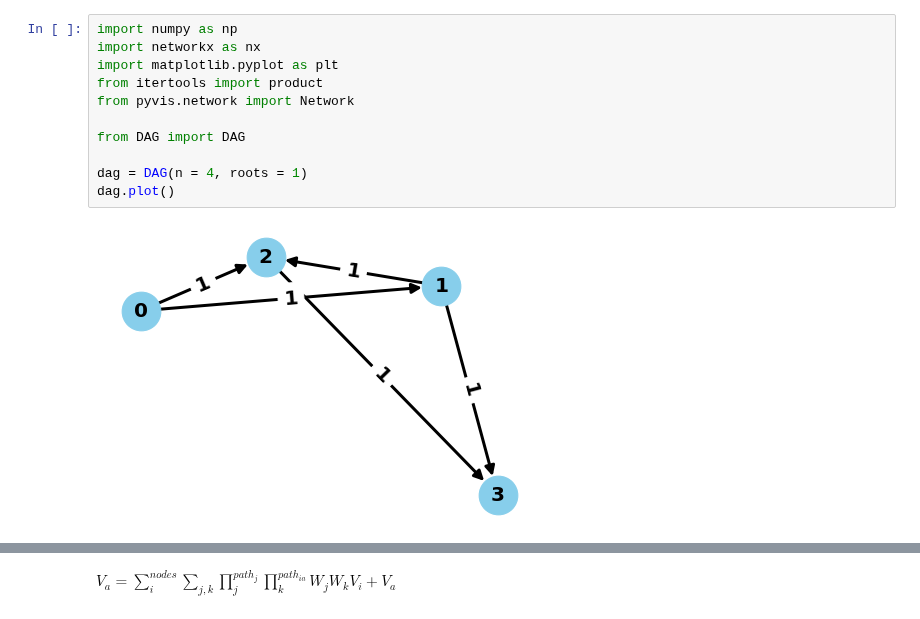
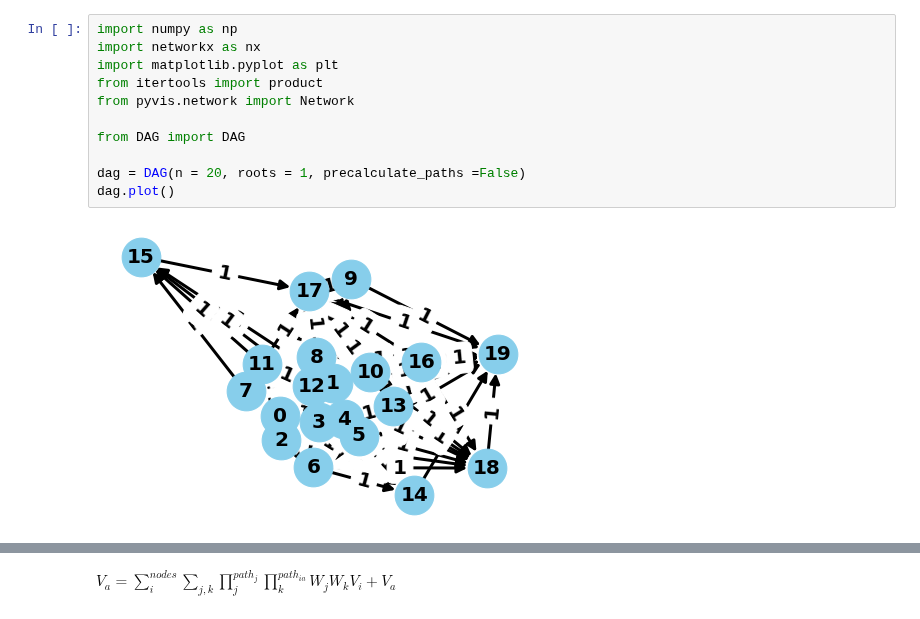
Before and after one commit to JakobSchauser/MscPhysics, a Jupyter notebook: PUK/Code/dag.ipynb, the cells around one changed output, grey strips where cells are left out. Cells and saved outputs as stored; diff of their text form.

```diff
--- a/PUK/Code/dag.ipynb
+++ b/PUK/Code/dag.ipynb
@@ -1,13 +1,13 @@
 # %%
 import numpy as np
 import networkx as nx
 import matplotlib.pyplot as plt
 from itertools import product
 from pyvis.network import Network
 
 from DAG import DAG
 
-dag = DAG(n = 4, roots = 1)
+dag = DAG(n = 20, roots = 1, precalculate_paths =False)
 dag.plot()
 # %% [output]
-[figure, old version]
+[figure, new version]
```
Also changed, not shown: parts of 4 cells of this notebook, 1 other file.
